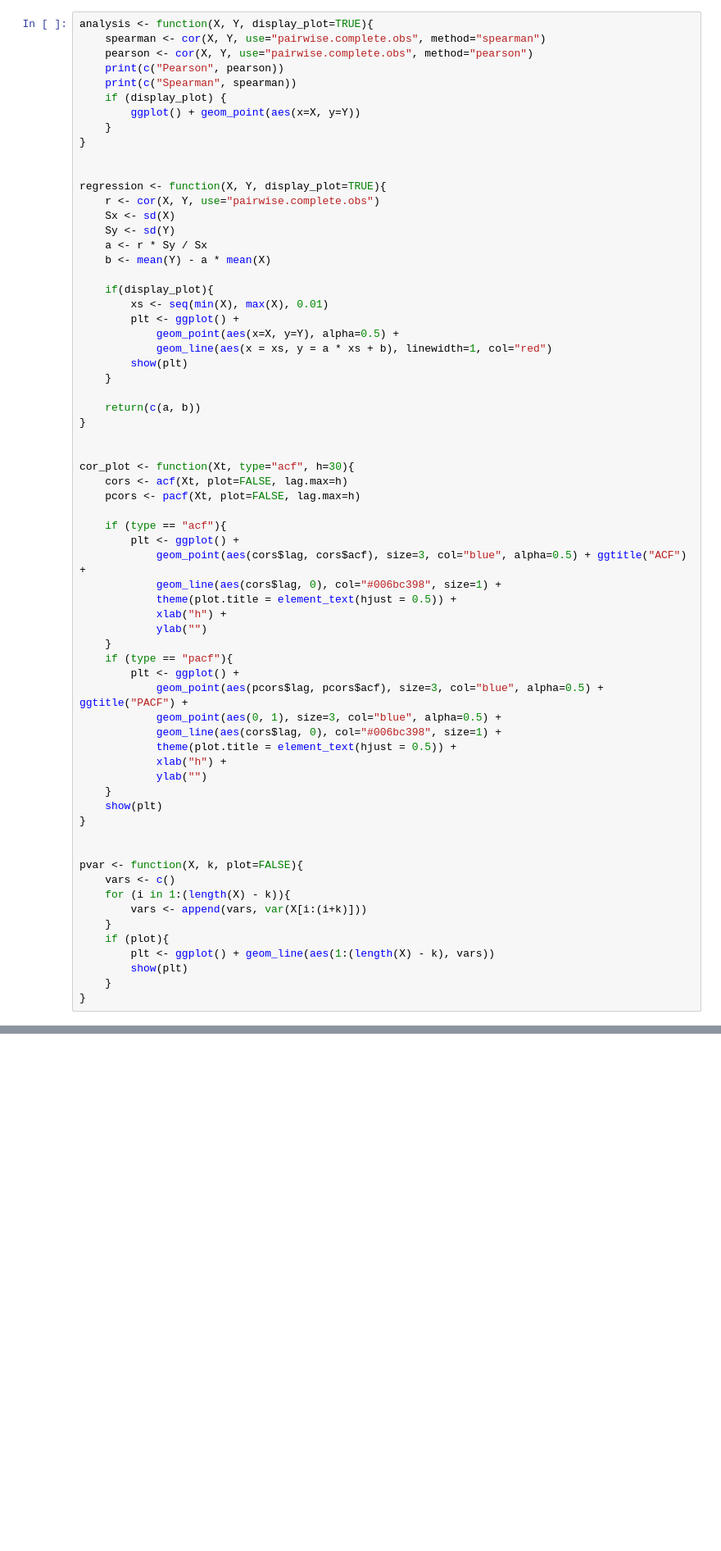
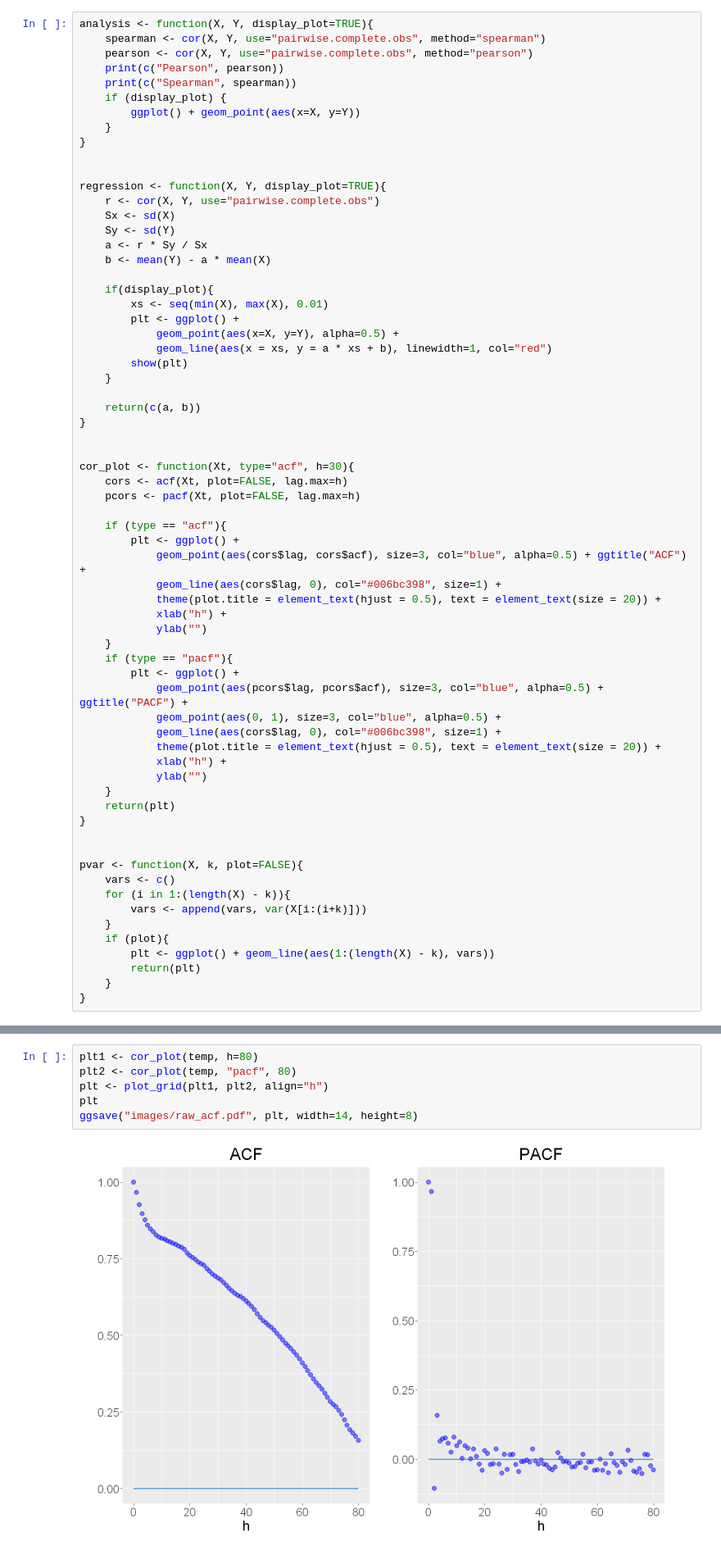
Before and after one commit to Szymex49/ARMA_temperature_modelling, a Jupyter notebook: R.ipynb, the cells around one changed output, grey strips where cells are left out. Shown at 82% size. Cells and saved outputs as stored; diff of their text form; blank space fills up the shorter version.

```diff
--- a/R.ipynb
+++ b/R.ipynb
@@ -46,7 +46,7 @@ cor_plot <- function(Xt, type="acf", h=30){
         plt <- ggplot() +
             geom_point(aes(cors$lag, cors$acf), size=3, col="blue", alpha=0.5) + ggtitle("ACF") +
             geom_line(aes(cors$lag, 0), col="#006bc398", size=1) +
-            theme(plot.title = element_text(hjust = 0.5)) +
+            theme(plot.title = element_text(hjust = 0.5), text = element_text(size = 20)) +
             xlab("h") +
             ylab("")
     }
@@ -55,11 +55,11 @@ cor_plot <- function(Xt, type="acf", h=30){
             geom_point(aes(pcors$lag, pcors$acf), size=3, col="blue", alpha=0.5) + ggtitle("PACF") +
             geom_point(aes(0, 1), size=3, col="blue", alpha=0.5) +
             geom_line(aes(cors$lag, 0), col="#006bc398", size=1) +
-            theme(plot.title = element_text(hjust = 0.5)) +
+            theme(plot.title = element_text(hjust = 0.5), text = element_text(size = 20)) +
             xlab("h") +
             ylab("")
     }
-    show(plt)
+    return(plt)
 }
 
 
@@ -70,7 +70,7 @@ pvar <- function(X, k, plot=FALSE){
     }
     if (plot){
         plt <- ggplot() + geom_line(aes(1:(length(X) - k), vars))
-        show(plt)
+        return(plt)
     }
 }
 # %%
@@ -113,3 +107,11 @@ cor_plot(temp, "pacf", 80)
+# %%
+plt1 <- cor_plot(temp, h=80)
+plt2 <- cor_plot(temp, "pacf", 80)
+plt <- plot_grid(plt1, plt2, align="h")
+plt
+ggsave("images/raw_acf.pdf", plt, width=14, height=8)
+# %% [output]
+[figure, added]
 # %%
 temp_diff <- diff(temp)
 cor_plot(temp_diff)
```
Also changed, not shown: parts of 2 cells of this notebook, 2 other files.
